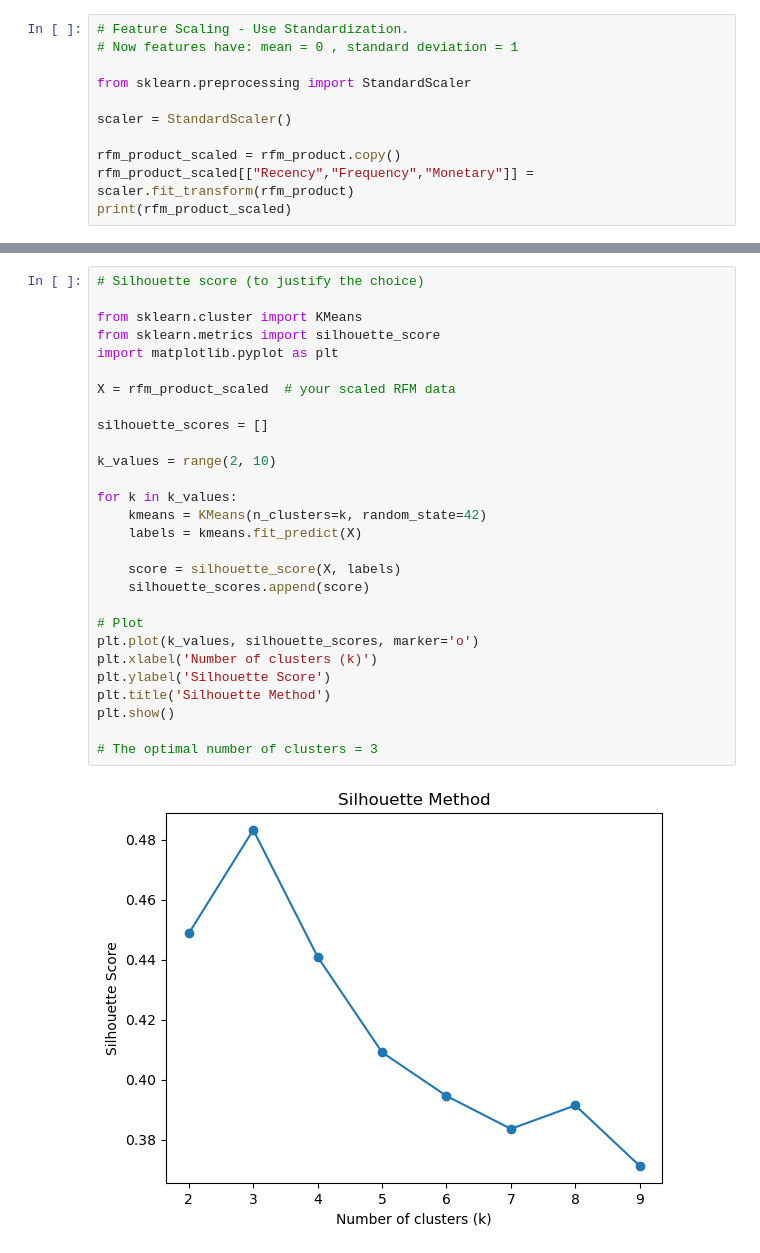
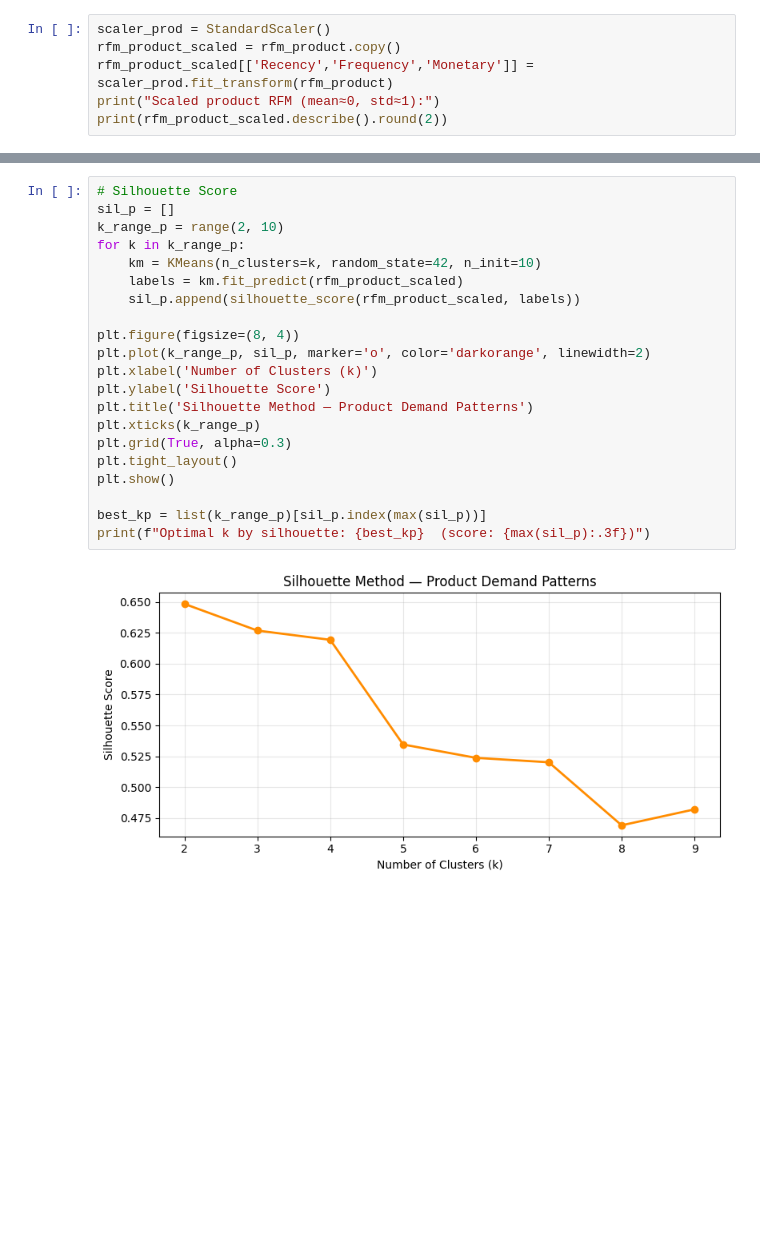
Before and after one commit to principles-of-data-science-cw-2/group-assignment, a Jupyter notebook: notebooks/03_clustering.ipynb, the cells around one changed output, grey strips where cells are left out. Drawn from its saved outputs; the diff is of its cells as text; blank space fills up the shorter version.

```diff
--- a/notebooks/03_clustering.ipynb
+++ b/notebooks/03_clustering.ipynb
@@ -313,12 +411,7 @@ ZINC WIRE SWEETHEART LETTER TRAY        2          8    253.24
 # %%
-# Feature Scaling - Use Standardization.
-# Now features have: mean = 0 , standard deviation = 1
-
-from sklearn.preprocessing import StandardScaler
-
-scaler = StandardScaler()
-
+scaler_prod = StandardScaler()
 rfm_product_scaled = rfm_product.copy()
-rfm_product_scaled[["Recency","Frequency","Monetary"]] = scaler.fit_transform(rfm_product)
-print(rfm_product_scaled)
+rfm_product_scaled[['Recency','Frequency','Monetary']] = scaler_prod.fit_transform(rfm_product)
+print("Scaled product RFM (mean≈0, std≈1):")
+print(rfm_product_scaled.describe().round(2))
 # %% [output]
@@ -362,30 +449,23 @@ plt.show()
 # %%
-# Silhouette score (to justify the choice)
+# Silhouette Score
+sil_p = []
+k_range_p = range(2, 10)
+for k in k_range_p:
+    km = KMeans(n_clusters=k, random_state=42, n_init=10)
+    labels = km.fit_predict(rfm_product_scaled)
+    sil_p.append(silhouette_score(rfm_product_scaled, labels))
 
-from sklearn.cluster import KMeans
-from sklearn.metrics import silhouette_score
-import matplotlib.pyplot as plt
-
-X = rfm_product_scaled  # your scaled RFM data
-
-silhouette_scores = []
-
-k_values = range(2, 10)
-
-for k in k_values:
-    kmeans = KMeans(n_clusters=k, random_state=42)
-    labels = kmeans.fit_predict(X)
-
-    score = silhouette_score(X, labels)
-    silhouette_scores.append(score)
-
-# Plot
-plt.plot(k_values, silhouette_scores, marker='o')
-plt.xlabel('Number of clusters (k)')
+plt.figure(figsize=(8, 4))
+plt.plot(k_range_p, sil_p, marker='o', color='darkorange', linewidth=2)
+plt.xlabel('Number of Clusters (k)')
 plt.ylabel('Silhouette Score')
-plt.title('Silhouette Method')
+plt.title('Silhouette Method — Product Demand Patterns')
+plt.xticks(k_range_p)
+plt.grid(True, alpha=0.3)
+plt.tight_layout()
 plt.show()
 
-# The optimal number of clusters = 3
+best_kp = list(k_range_p)[sil_p.index(max(sil_p))]
+print(f"Optimal k by silhouette: {best_kp}  (score: {max(sil_p):.3f})")
 # %% [output]
-[figure, old version]
+[figure, new version]
```
Also changed, not shown: parts of 67 cells of this notebook.
